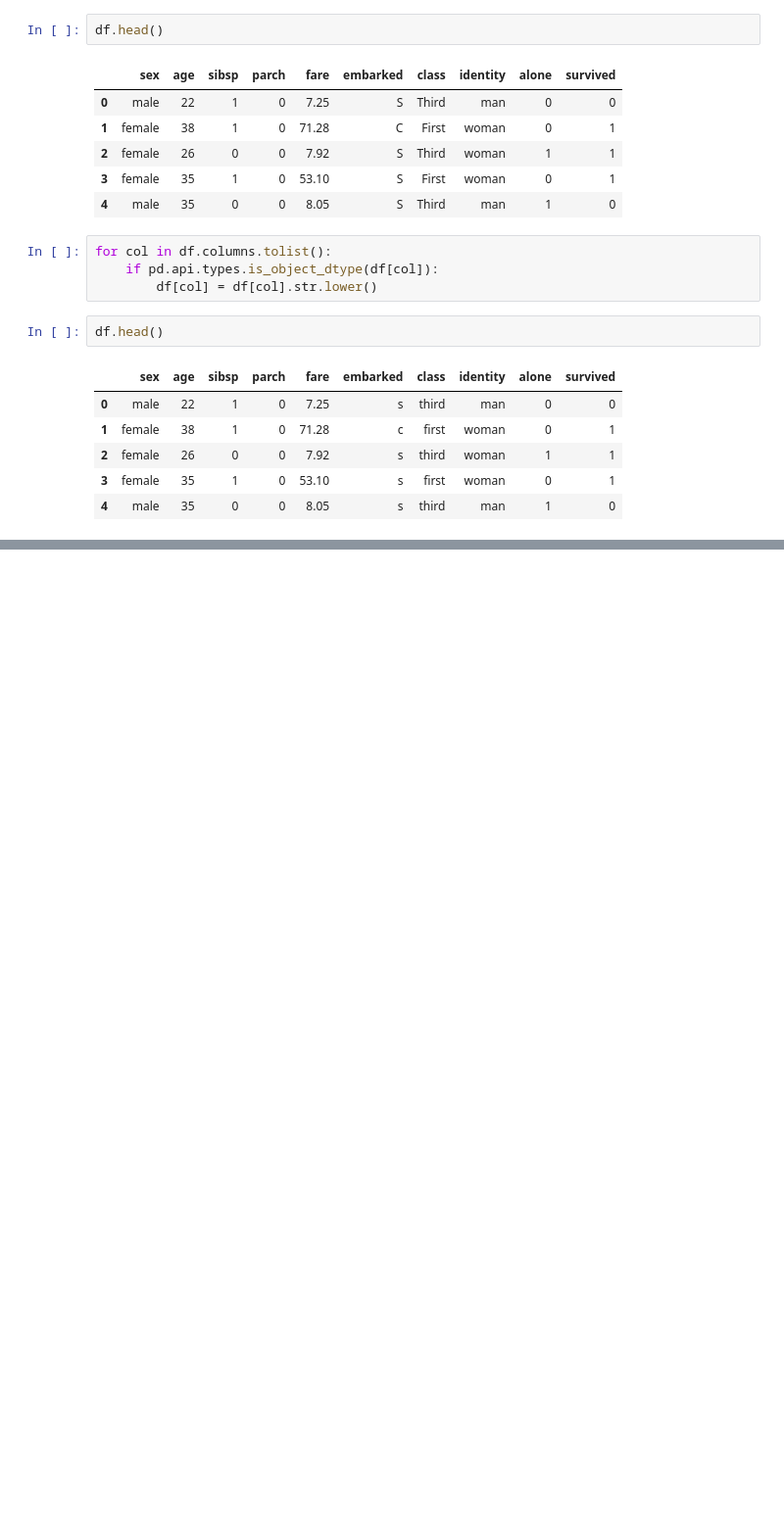
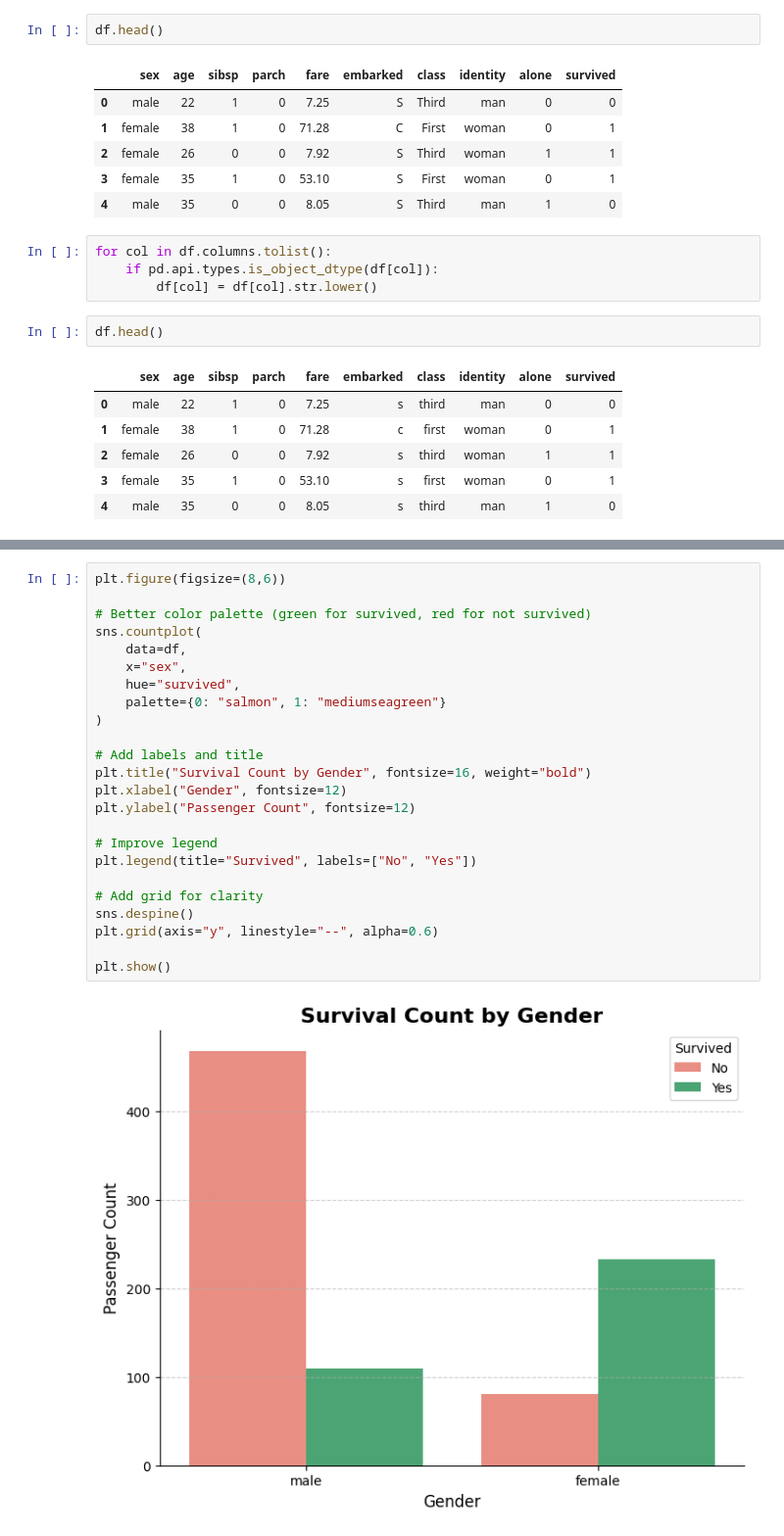
Before and after one commit to Prince-Favour12/titanic-project, a Jupyter notebook: notebook/Exploratory.ipynb, the cells around one changed output, grey strips where cells are left out. Shown at 98% size. Cells and saved outputs as stored; diff of their text form; blank space fills up the shorter version.

Commit message:
files creation and data_ingestion

```diff
--- a/notebook/Exploratory.ipynb
+++ b/notebook/Exploratory.ipynb
@@ -152,0 +166,26 @@ df.head()
+# %%
+plt.figure(figsize=(8,6))
+
+# Better color palette (green for survived, red for not survived)
+sns.countplot(
+    data=df,
+    x="sex",
+    hue="survived",
+    palette={0: "salmon", 1: "mediumseagreen"}
+)
+
+# Add labels and title
+plt.title("Survival Count by Gender", fontsize=16, weight="bold")
+plt.xlabel("Gender", fontsize=12)
+plt.ylabel("Passenger Count", fontsize=12)
+
+# Improve legend
+plt.legend(title="Survived", labels=["No", "Yes"])
+
+# Add grid for clarity
+sns.despine()
+plt.grid(axis="y", linestyle="--", alpha=0.6)
+
+plt.show()
+# %% [output]
+[figure, added]
```
Also changed, not shown: parts of 13 cells of this notebook, 17 other files.
